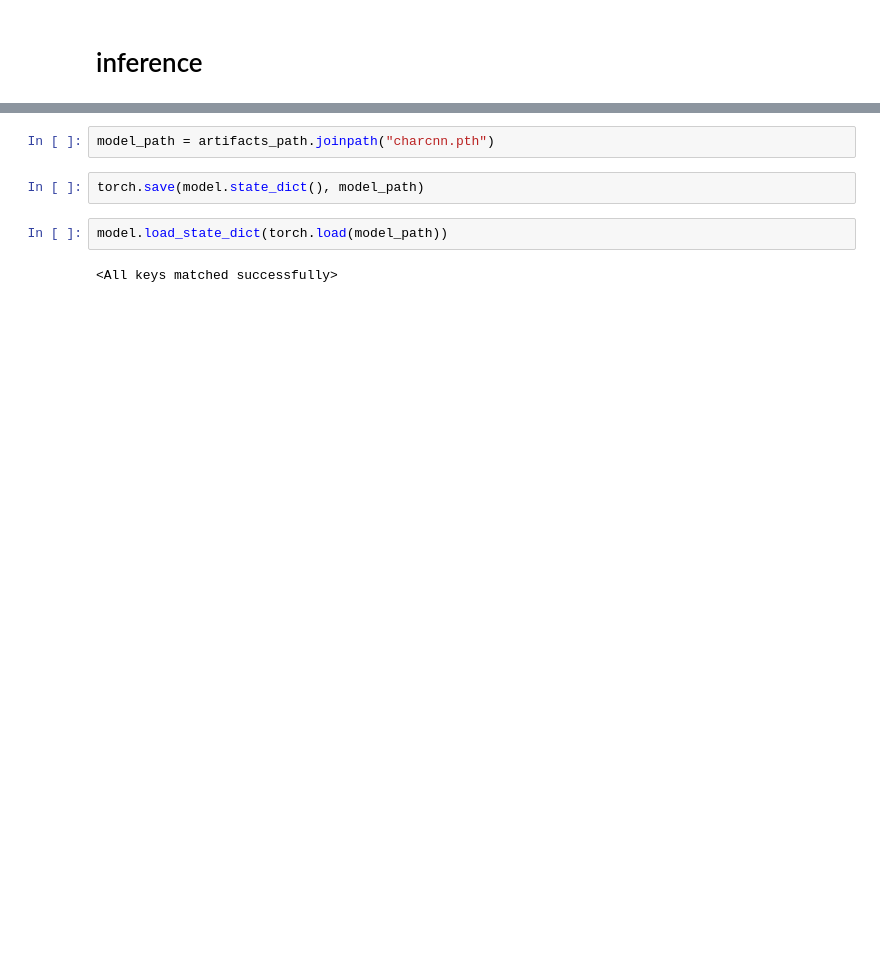
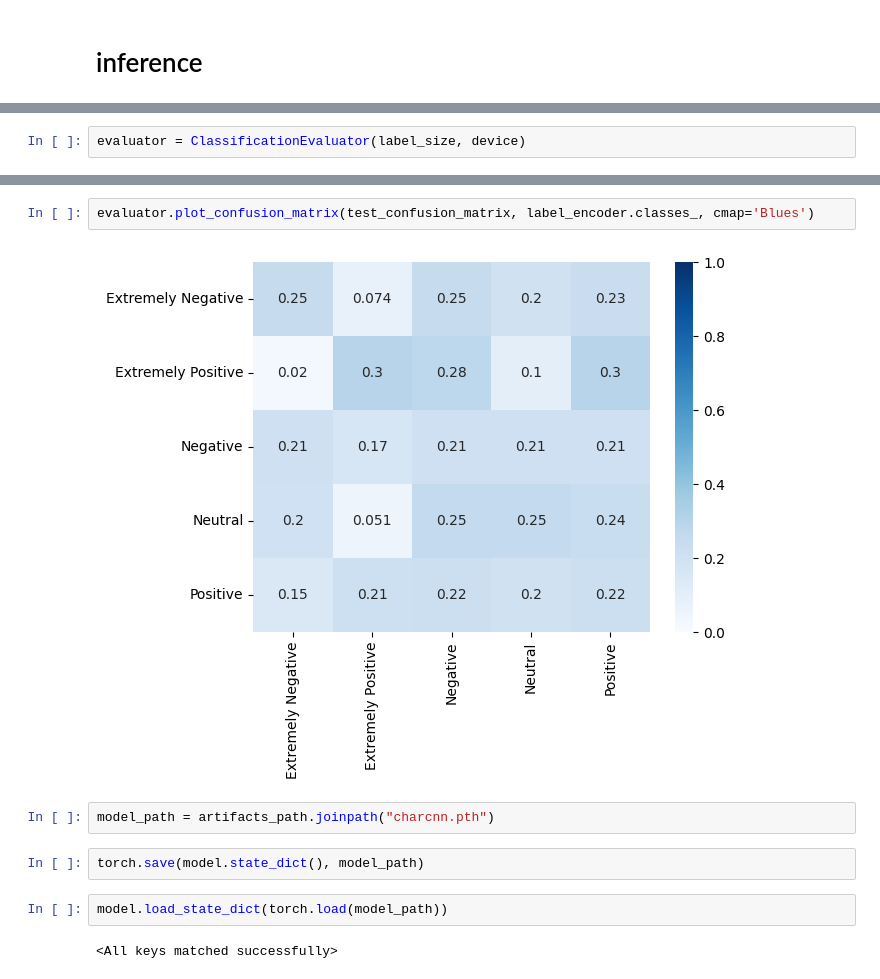
Before and after one commit to gitE0Z9/pytorch-implementations, a Jupyter notebook: notebooks/charcnn.ipynb, the cells around one changed output, grey strips where cells are left out. Cells and saved outputs as stored; diff of their text form; blank space fills up the shorter version.

```diff
--- a/notebooks/charcnn.ipynb
+++ b/notebooks/charcnn.ipynb
@@ -198,0 +166,2 @@ with torch.no_grad():
+# %%
+evaluator = ClassificationEvaluator(label_size, device)
@@ -199,3 +186,7 @@ with torch.no_grad():
+# %%
+evaluator.plot_confusion_matrix(test_confusion_matrix, label_encoder.classes_, cmap='Blues')
+# %% [output]
+[figure, added]
 # %%
 model_path = artifacts_path.joinpath("charcnn.pth")
 # %%
```
Also changed, not shown: parts of 9 cells of this notebook.
